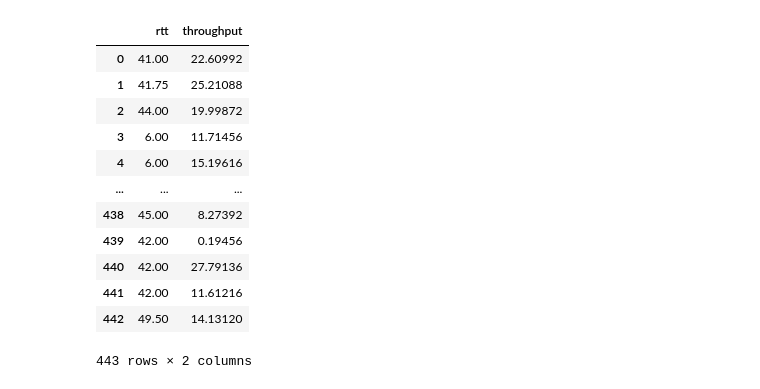
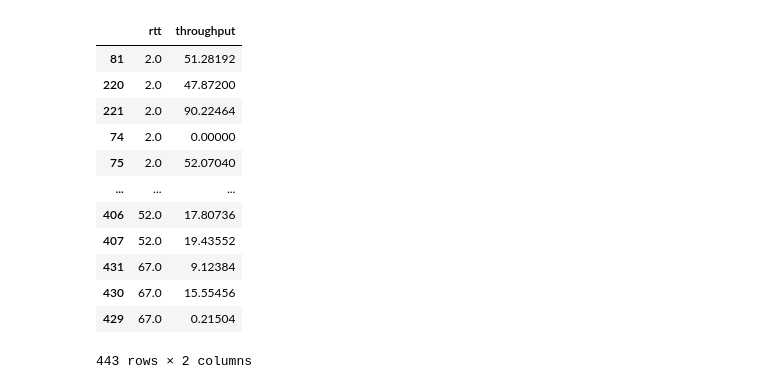
Before and after one commit to Nathanllee1/PeerProxy, a Jupyter notebook: profiling/dataChannelTests/rawThroughputAnalysis.ipynb, the cells around one changed output. Cells and saved outputs as stored; diff of their text form; code cells hidden in the pictures.

```diff
--- a/profiling/dataChannelTests/rawThroughputAnalysis.ipynb
+++ b/profiling/dataChannelTests/rawThroughputAnalysis.ipynb
@@ -4,18 +5,18 @@ import matplotlib.pyplot as plt
 # %%
 df = pd.read_csv('./data/rtt_throughput (6).csv')
 
-df
+df.sort_values(by=['rtt'])
 # %% [output]
 |  | rtt | throughput |
-| 0 | 41.00 | 22.60992 |
-| 1 | 41.75 | 25.21088 |
-| 2 | 44.00 | 19.99872 |
-| 3 | 6.00 | 11.71456 |
-| 4 | 6.00 | 15.19616 |
+| 81 | 2.0 | 51.28192 |
+| 220 | 2.0 | 47.87200 |
+| 221 | 2.0 | 90.22464 |
+| 74 | 2.0 | 0.00000 |
+| 75 | 2.0 | 52.07040 |
 | ... | ... | ... |
-| 438 | 45.00 | 8.27392 |
-| 439 | 42.00 | 0.19456 |
-| 440 | 42.00 | 27.79136 |
-| 441 | 42.00 | 11.61216 |
-| 442 | 49.50 | 14.13120 |
+| 406 | 52.0 | 17.80736 |
+| 407 | 52.0 | 19.43552 |
+| 431 | 67.0 | 9.12384 |
+| 430 | 67.0 | 15.55456 |
+| 429 | 67.0 | 0.21504 |
 443 rows × 2 columns
```
Also changed, not shown: parts of 5 cells of this notebook, 19 other files.
